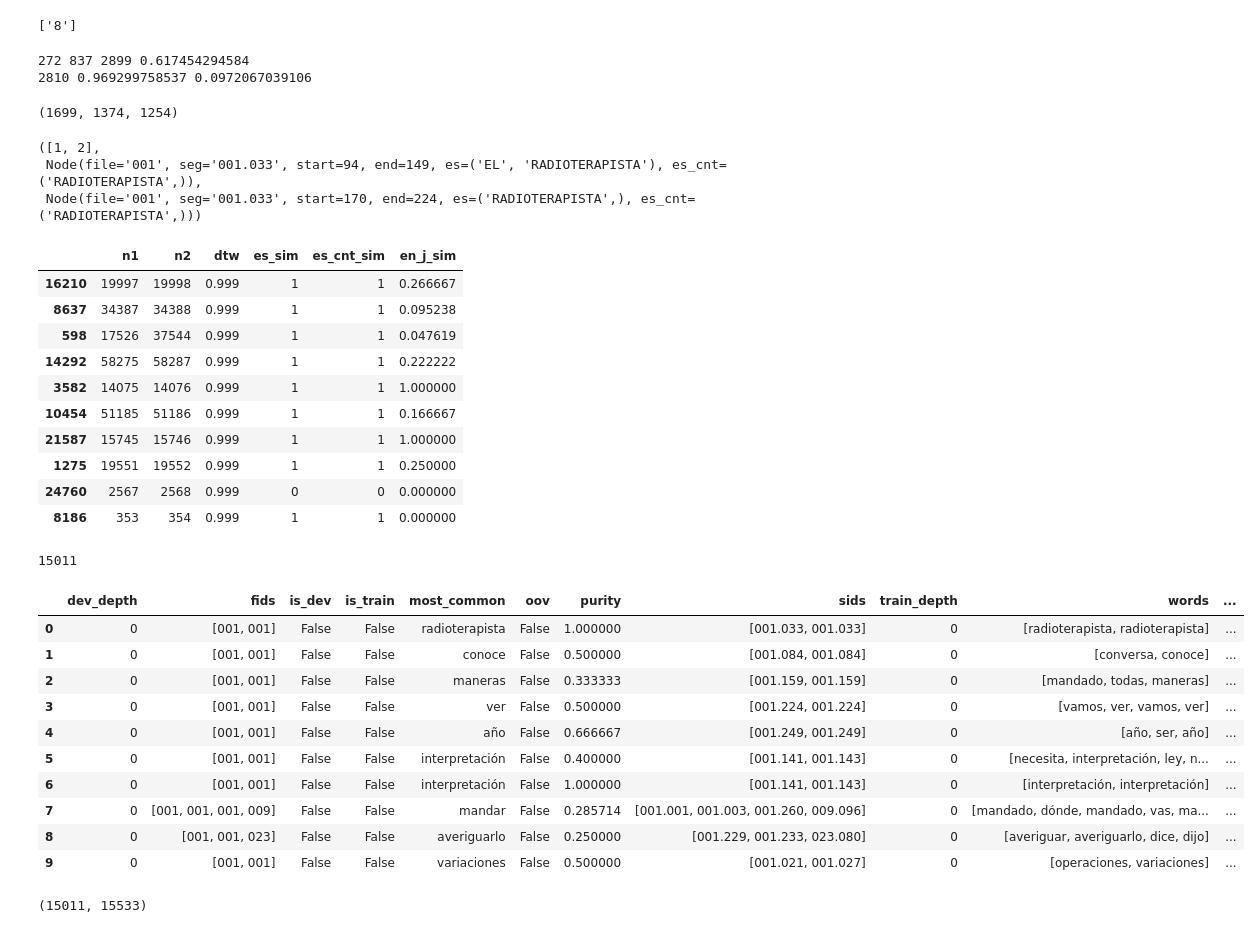
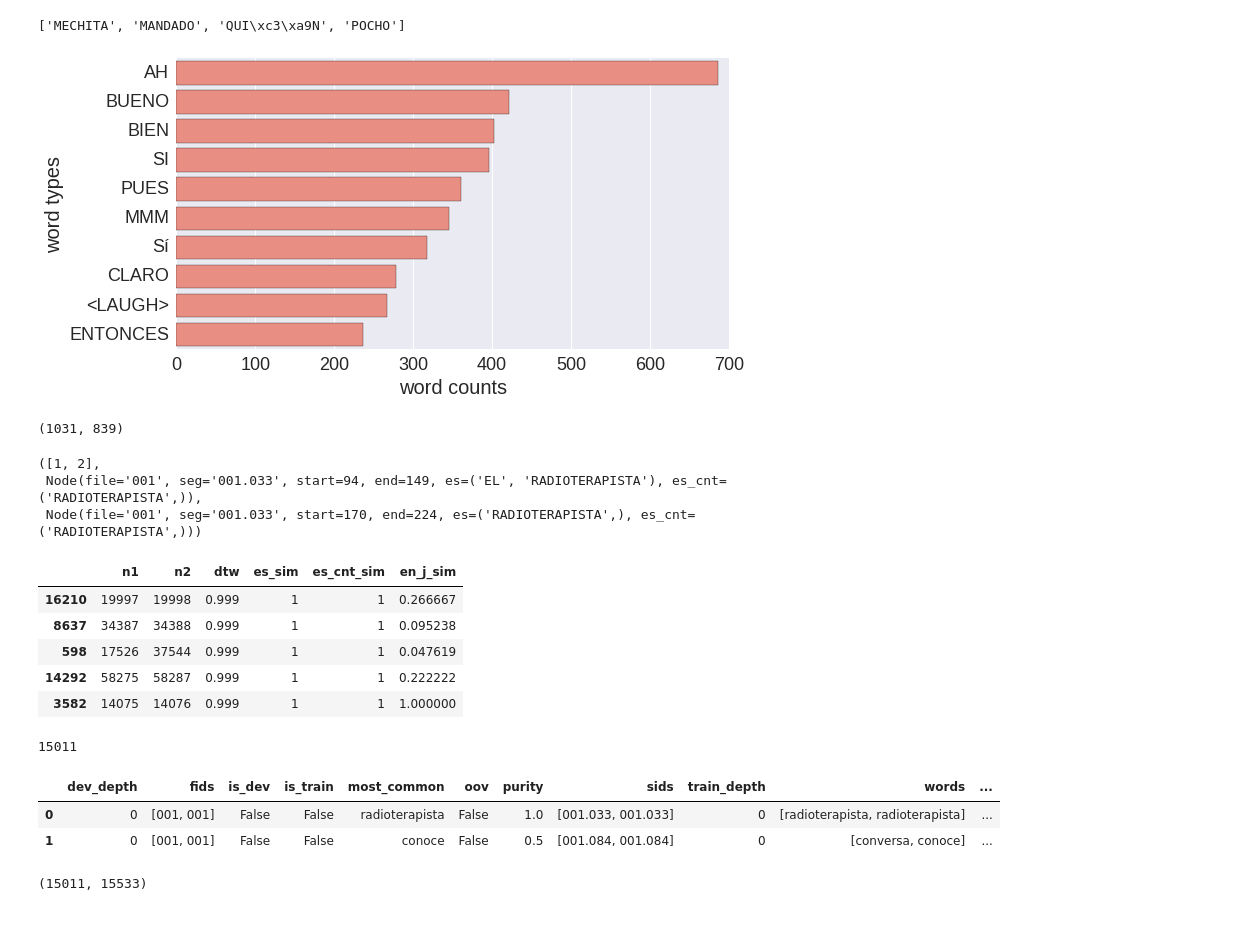
Before and after one commit to 0xSameer/speech_patterns, a Jupyter notebook: visualize_utd.ipynb, the cells around one changed output. Saved outputs shown, nothing was run; the diff lists cells and outputs as text; code cells hidden in the pictures.

```diff
--- a/visualize_utd.ipynb
+++ b/visualize_utd.ipynb
@@ -309,24 +408,4 @@ translations missing for: 1
 # %%
-feats_dict['001.001']
+gold_feats_dict['001.001']
 # %% [output]
-['8']
+['MECHITA', 'MANDADO', 'QUI\xc3\xa9N', 'POCHO']
-# %%
-k = 5
-num_en_oov = sum([mt_pseudo_eval_dict['dev'][k][sid]['t'] for sid in set(dev_sids) \
-                  if len(set(feats_dict[sid])-set(oov_pwords)) == 0])
-num_en = sum([mt_pseudo_eval_dict['dev'][k][sid]['t'] for sid in set(dev_sids)])
-num_en_missing = sum([mt_pseudo_eval_dict['dev'][k][sid]['t'] for sid in set(dev_sids) \
-                  if feats_dict[sid] == ['-1']])
-
-num_en_pred = sum([mt_pseudo_eval_dict['dev'][k][sid]['tp'] for sid in set(dev_sids)])
-num_en_corr_pred = sum([mt_pseudo_eval_dict['dev'][k][sid]['cp'] for sid in set(dev_sids)])
-
-print(num_en_oov, num_en_missing, num_en, (num_en-num_en_oov-num_en_missing)/num_en)
-print(num_en_pred, num_en_pred/num_en, num_en_corr_pred/(num_en-num_en_missing-num_en_oov))
-# %% [output]
-272 837 2899 0.617454294584
-2810 0.969299758537 0.0972067039106
-# %%
-len(dev_pwords), len([i for i in dev_pwords if i != '-1']), len(set([i for i in dev_pwords if i != '-1']))
-# %% [output]
-(1699, 1374, 1254)
@@ -333,3 +428,12 @@ len(dev_pwords), len([i for i in dev_pwords if i != '-1']), len(set([i for i in
+# %%
+plot_word_freq(w_count['train']['es_cnt'])
+# plot_word_freq(w_count['es_cnt'])
+# %% [output]
+[figure, added]
+# %%
+len(oov_pwords)
+# %% [output]
+(1031, 839)
 # %%
 eval_df = pd.DataFrame(eval_dict, columns=Eval._fields)
 clusters_df = pd.DataFrame(clusters_stats)
@@ -342,7 +446,7 @@ clusters[0], nodes_dict[1], nodes_dict[2]
  Node(file='001', seg='001.033', start=94, end=149, es=('EL', 'RADIOTERAPISTA'), es_cnt=('RADIOTERAPISTA',)),
  Node(file='001', seg='001.033', start=170, end=224, es=('RADIOTERAPISTA',), es_cnt=('RADIOTERAPISTA',)))
 # %%
-(eval_df.sort_values('dtw', ascending=False, inplace=False)).head(10)
+(eval_df.sort_values('dtw', ascending=False, inplace=False)).head(5)
 # %% [output]
 |  | n1 | n2 | dtw | es_sim | es_cnt_sim | en_j_sim |
 | 16210 | 19997 | 19998 | 0.999 | 1 | 1 | 0.266667 |
@@ -350,11 +454,6 @@ clusters[0], nodes_dict[1], nodes_dict[2]
 | 598 | 17526 | 37544 | 0.999 | 1 | 1 | 0.047619 |
 | 14292 | 58275 | 58287 | 0.999 | 1 | 1 | 0.222222 |
 | 3582 | 14075 | 14076 | 0.999 | 1 | 1 | 1.000000 |
-| 10454 | 51185 | 51186 | 0.999 | 1 | 1 | 0.166667 |
-| 21587 | 15745 | 15746 | 0.999 | 1 | 1 | 1.000000 |
-| 1275 | 19551 | 19552 | 0.999 | 1 | 1 | 0.250000 |
-| 24760 | 2567 | 2568 | 0.999 | 0 | 0 | 0.000000 |
-| 8186 | 353 | 354 | 0.999 | 1 | 1 | 0.000000 |
 # %%
 clusters_df['cross_file'] = clusters_df.apply(lambda row: len(set(row['sids'])) > 1, axis=1)
 # %%
@@ -369,19 +468,11 @@ len([cid for cid in clusters_stats['sids'] if len(set(cid)) > 1])
 # %% [output]
 15011
 # %%
-clusters_df.head(10)
+clusters_df.head(2)
 # %% [output]
 |  | dev_depth | fids | is_dev | is_train | most_common | oov | purity | sids | train_depth | words | ... |
-| 0 | 0 | [001, 001] | False | False | radioterapista | False | 1.000000 | [001.033, 001.033] | 0 | [radioterapista, radioterapista] | ... |
-| 1 | 0 | [001, 001] | False | False | conoce | False | 0.500000 | [001.084, 001.084] | 0 | [conversa, conoce] | ... |
-| 2 | 0 | [001, 001] | False | False | maneras | False | 0.333333 | [001.159, 001.159] | 0 | [mandado, todas, maneras] | ... |
-| 3 | 0 | [001, 001] | False | False | ver | False | 0.500000 | [001.224, 001.224] | 0 | [vamos, ver, vamos, ver] | ... |
-| 4 | 0 | [001, 001] | False | False | año | False | 0.666667 | [001.249, 001.249] | 0 | [año, ser, año] | ... |
-| 5 | 0 | [001, 001] | False | False | interpretación | False | 0.400000 | [001.141, 001.143] | 0 | [necesita, interpretación, ley, n... | ... |
-| 6 | 0 | [001, 001] | False | False | interpretación | False | 1.000000 | [001.141, 001.143] | 0 | [interpretación, interpretación] | ... |
-| 7 | 0 | [001, 001, 001, 009] | False | False | mandar | False | 0.285714 | [001.001, 001.003, 001.260, 009.096] | 0 | [mandado, dónde, mandado, vas, ma... | ... |
-| 8 | 0 | [001, 001, 023] | False | False | averiguarlo | False | 0.250000 | [001.229, 001.233, 023.080] | 0 | [averiguar, averiguarlo, dice, dijo] | ... |
-| 9 | 0 | [001, 001] | False | False | variaciones | False | 0.500000 | [001.021, 001.027] | 0 | [operaciones, variaciones] | ... |
+| 0 | 0 | [001, 001] | False | False | radioterapista | False | 1.0 | [001.033, 001.033] | 0 | [radioterapista, radioterapista] | ... |
+| 1 | 0 | [001, 001] | False | False | conoce | False | 0.5 | [001.084, 001.084] | 0 | [conversa, conoce] | ... |
 # %%
 len(clusters_df[clusters_df.cross_file]), len(clusters_df)
 # %% [output]
```
Also changed, not shown: parts of 49 cells of this notebook, 4 other files.
